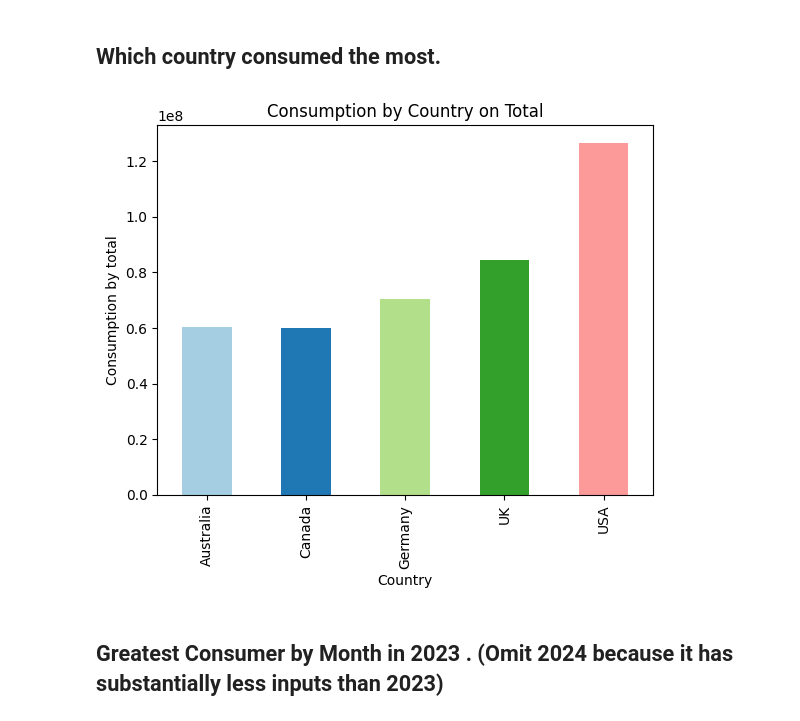
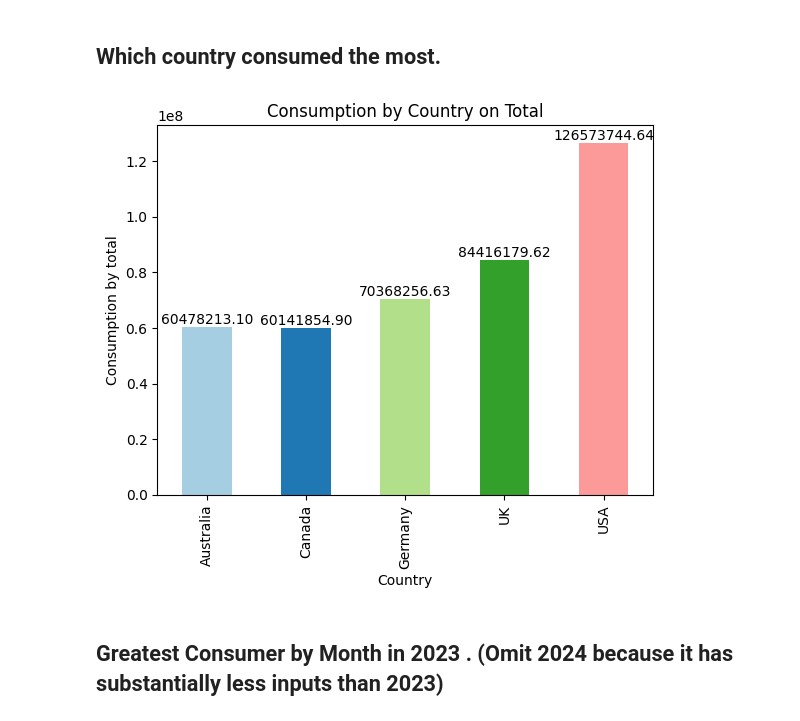
Before and after one commit to JohnnyLiang-OTU/retail_analysis, a Jupyter notebook: main.ipynb, the cells around one changed output. Drawn from its saved outputs; the diff is of its cells as text; code cells hidden in the pictures.

```diff
--- a/main.ipynb
+++ b/main.ipynb
@@ -204,14 +217,16 @@ plt.show()
 ## Which country consumed the most.
 # %%
 country_consumption_total = df.groupby('Country')['Total_Amount'].sum()
-country_consumption_total.plot(kind='bar', title='Consumption by Country on Total', color=plt.cm.Paired(range(len(country_consumption_total))))
+ax = country_consumption_total.plot(kind='bar', title='Consumption by Country on Total', color=plt.cm.Paired(range(len(country_consumption_total))))
+for container in ax.containers:
+    ax.bar_label(container, fmt='%.2f')
 plt.xlabel('Country')
 plt.ylabel('Consumption by total')
 plt.show()
 
 # CONCLUSION: USA as a whole consumes more than UK. But UK has higher spenders.
 # %% [output]
-[figure, old version]
+[figure, new version]
 # %% [markdown]
 ## Greatest Consumer by Month in 2023 .  (Omit 2024 because it has substantially less inputs than 2023)
 # %%
```
Also changed, not shown: parts of 6 cells of this notebook, 4 other files.
